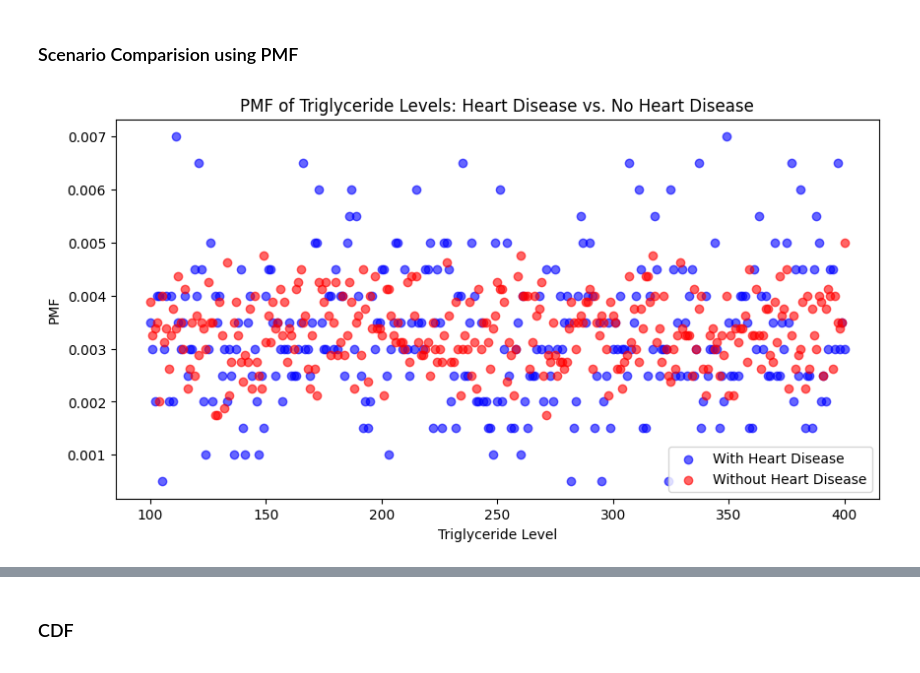
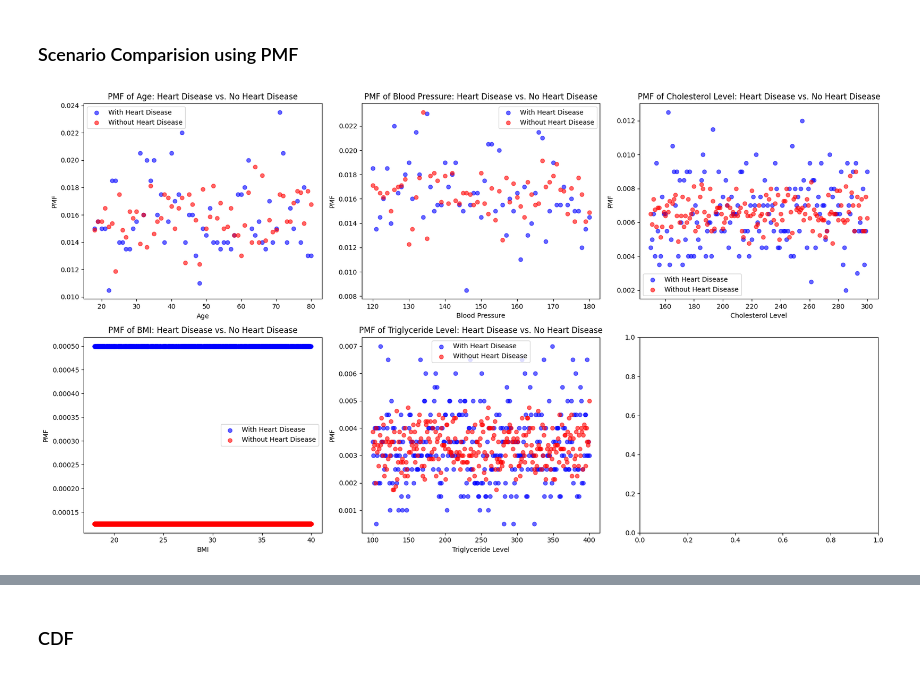
Before and after one commit to surenther/Bellevue-EDA, a Jupyter notebook: Project/Suren.ipynb, the cells around one changed output, grey strips where cells are left out. Saved outputs shown, nothing was run; the diff lists cells and outputs as text; code cells hidden in the pictures.

```diff
--- a/Project/Suren.ipynb
+++ b/Project/Suren.ipynb
@@ -135,28 +136,38 @@ Blood Pressure:
 # %% [markdown]
 ### Scenario Comparision using PMF
 # %%
-# Define the two scenarios
-group_1 = df[df['Heart Disease Status'] == 'Yes']['Triglyceride Level']
-group_2 = df[df['Heart Disease Status'] == 'No']['Triglyceride Level']
+# Define the two groups (with and without heart disease)
+group_1 = df[df['Heart Disease Status'] == 'Yes']
+group_2 = df[df['Heart Disease Status'] == 'No']
 
 # Function to compute PMF
 def compute_pmf(data):
     values, counts = np.unique(data, return_counts=True)
     pmf = counts / counts.sum()
     return values, pmf
 
-# Compute PMF for both scenarios
-values_1, pmf_1 = compute_pmf(group_1)
-values_2, pmf_2 = compute_pmf(group_2)
+# List of variables to analyze
+variables = ['Age', 'Blood Pressure', 'Cholesterol Level', 'BMI', 'Triglyceride Level']
+colors = ['blue', 'red']
+labels = ['With Heart Disease', 'Without Heart Disease']
 
-# Plot the PMFs
-plt.figure(figsize=(10, 5))
-plt.scatter(values_1, pmf_1, color='blue', alpha=0.6, label='With Heart Disease')
-plt.scatter(values_2, pmf_2, color='red', alpha=0.6, label='Without Heart Disease')
-plt.xlabel('Triglyceride Level')
-plt.ylabel('PMF')
-plt.title('PMF of Triglyceride Levels: Heart Disease vs. No Heart Disease')
-plt.legend()
+# Create subplots
+fig, axes = plt.subplots(2, 3, figsize=(18, 10))
+axes = axes.ravel()
+
+for i, var in enumerate(variables):
+    values_1, pmf_1 = compute_pmf(group_1[var])
+    values_2, pmf_2 = compute_pmf(group_2[var])
+
+    axes[i].scatter(values_1, pmf_1, color=colors[0], alpha=0.6, label=labels[0])
+    axes[i].scatter(values_2, pmf_2, color=colors[1], alpha=0.6, label=labels[1])
+    axes[i].set_xlabel(var)
+    axes[i].set_ylabel('PMF')
+    axes[i].set_title(f'PMF of {var}: Heart Disease vs. No Heart Disease')
+    axes[i].legend()
+
+# Adjust layout
+plt.tight_layout()
 plt.show()
 # %% [output]
-[figure, old version]
+[figure, new version]
```
Also changed, not shown: parts of 11 cells of this notebook.
